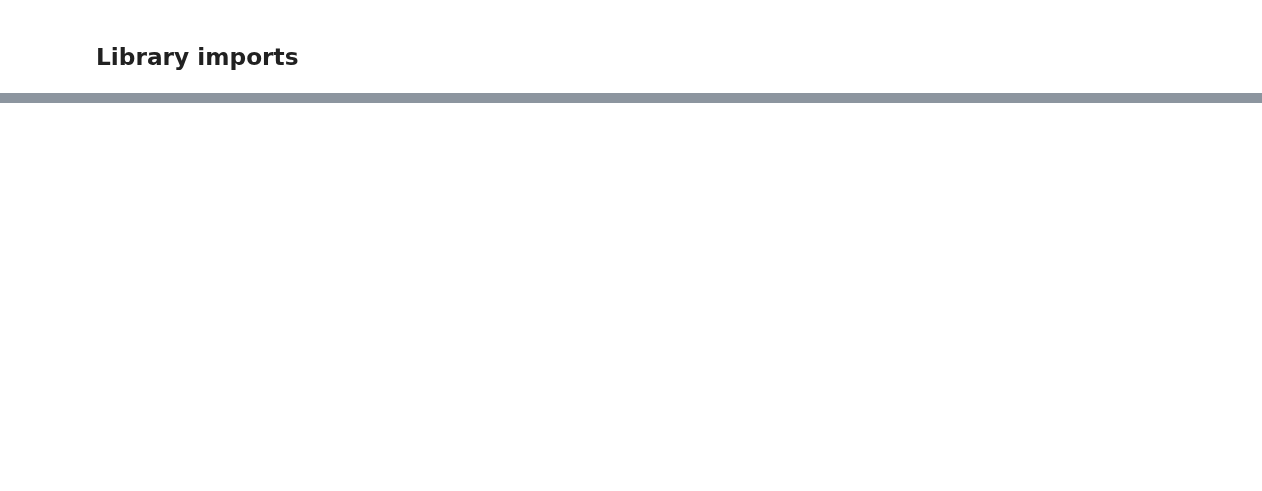
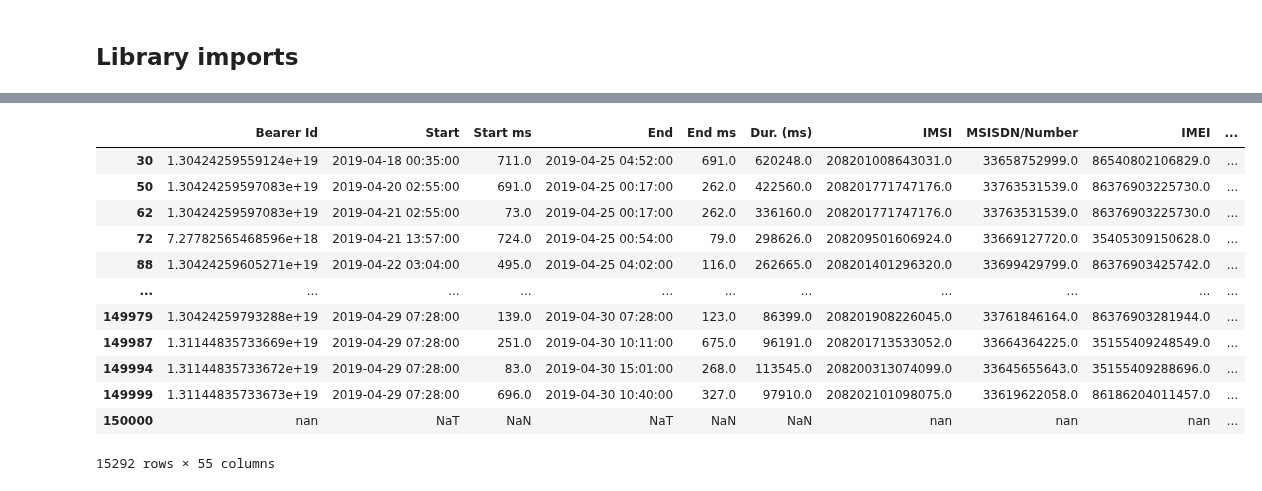
Before and after one commit to Hen0k/TellCo-user-analysis, a Jupyter notebook: notebooks/EDA.ipynb, the cells around one changed output, grey strips where cells are left out. Cells and saved outputs as stored; diff of their text form; code cells hidden in the pictures; blank space fills up the shorter version.

```diff
--- a/notebooks/EDA.ipynb
+++ b/notebooks/EDA.ipynb
@@ -88,0 +276,16 @@ gc.collect()
+# %%
+tellco_df[tellco_df['Bearer Id'].duplicated()]
+# %% [output]
+|  | Bearer Id | Start | Start ms | End | End ms | Dur. (ms) | IMSI | MSISDN/Number | IMEI | ... |
+| 30 | 1.30424259559124e+19 | 2019-04-18 00:35:00 | 711.0 | 2019-04-25 04:52:00 | 691.0 | 620248.0 | 208201008643031.0 | 33658752999.0 | 86540802106829.0 | ... |
+| 50 | 1.30424259597083e+19 | 2019-04-20 02:55:00 | 691.0 | 2019-04-25 00:17:00 | 262.0 | 422560.0 | 208201771747176.0 | 33763531539.0 | 86376903225730.0 | ... |
+| 62 | 1.30424259597083e+19 | 2019-04-21 02:55:00 | 73.0 | 2019-04-25 00:17:00 | 262.0 | 336160.0 | 208201771747176.0 | 33763531539.0 | 86376903225730.0 | ... |
+| 72 | 7.27782565468596e+18 | 2019-04-21 13:57:00 | 724.0 | 2019-04-25 00:54:00 | 79.0 | 298626.0 | 208209501606924.0 | 33669127720.0 | 35405309150628.0 | ... |
+| 88 | 1.30424259605271e+19 | 2019-04-22 03:04:00 | 495.0 | 2019-04-25 04:02:00 | 116.0 | 262665.0 | 208201401296320.0 | 33699429799.0 | 86376903425742.0 | ... |
+| ... | ... | ... | ... | ... | ... | ... | ... | ... | ... | ... |
+| 149979 | 1.30424259793288e+19 | 2019-04-29 07:28:00 | 139.0 | 2019-04-30 07:28:00 | 123.0 | 86399.0 | 208201908226045.0 | 33761846164.0 | 86376903281944.0 | ... |
+| 149987 | 1.31144835733669e+19 | 2019-04-29 07:28:00 | 251.0 | 2019-04-30 10:11:00 | 675.0 | 96191.0 | 208201713533052.0 | 33664364225.0 | 35155409248549.0 | ... |
+| 149994 | 1.31144835733672e+19 | 2019-04-29 07:28:00 | 83.0 | 2019-04-30 15:01:00 | 268.0 | 113545.0 | 208200313074099.0 | 33645655643.0 | 35155409288696.0 | ... |
+| 149999 | 1.31144835733673e+19 | 2019-04-29 07:28:00 | 696.0 | 2019-04-30 10:40:00 | 327.0 | 97910.0 | 208202101098075.0 | 33619622058.0 | 86186204011457.0 | ... |
+| 150000 | nan | NaT | NaN | NaT | NaN | NaN | nan | nan | nan | ... |
+15292 rows × 55 columns
```
Also changed, not shown: parts of 34 cells of this notebook.
